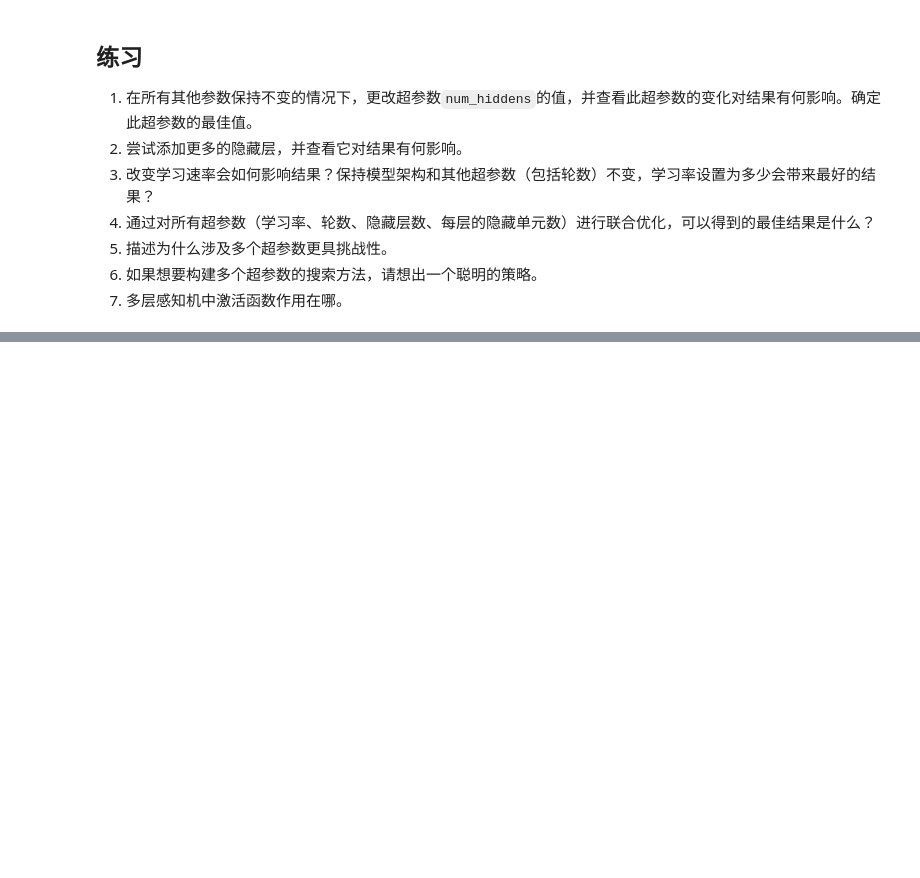
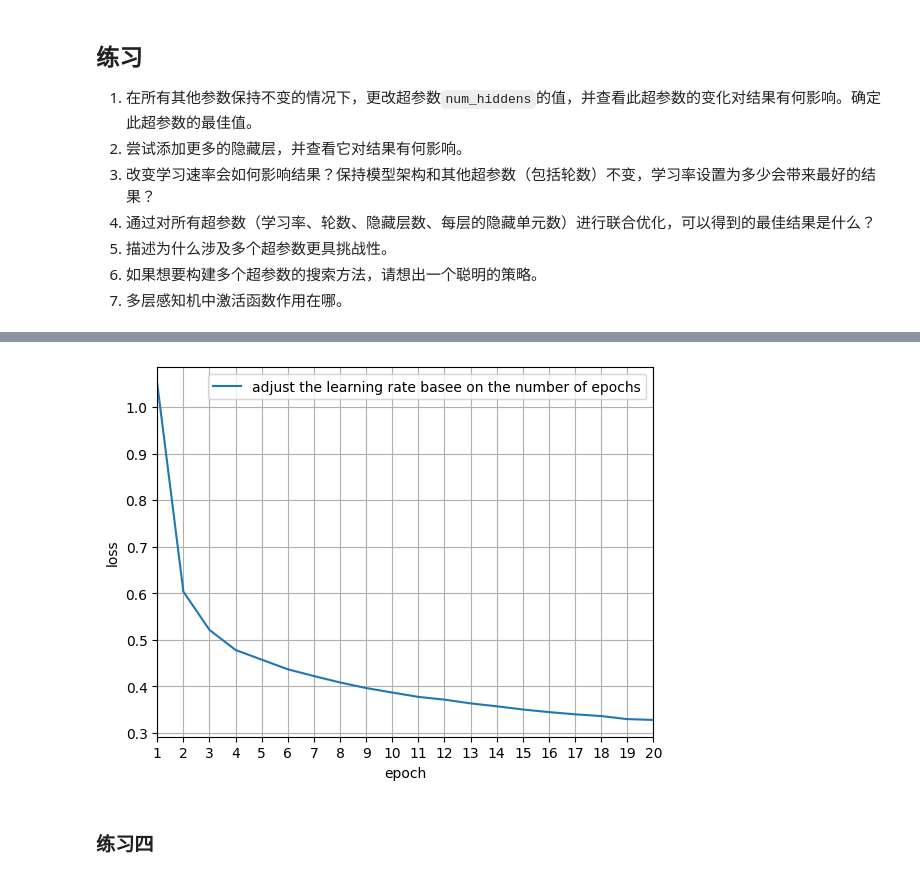
Before and after one commit to lixinjie97/Deep_learning_tutorial, a Jupyter notebook: 03.multilayer-perceptrons/03.mlp_scratch.ipynb, the cells around one changed output, grey strips where cells are left out. Saved outputs shown, nothing was run; the diff lists cells and outputs as text; code cells hidden in the pictures; blank space fills up the shorter version.

```diff
--- a/03.multilayer-perceptrons/03.mlp_scratch.ipynb
+++ b/03.multilayer-perceptrons/03.mlp_scratch.ipynb
@@ -103,0 +266,42 @@ d2l.predict_ch3(net, test_iter)
+# %%
+# 补充 关于学习率的动态调整算法，可参考pytorch官方文档：https://pytorch.org/docs/stable/optim.html
+# 下面以指数衰减策略为例调整学习率
+num_inputs = 784; num_outputs = 10; num_hiddens = 256;
+W1, b1, W2, b2, params = initweight4_2_1()
+loss = nn.CrossEntropyLoss(reduction='none')
+
+optimizer_ExpLR = torch.optim.SGD(params, lr=0.1) # 定义一个优化器，初始学习率为0.1
+# 定义指数衰减学习率调度器，根据给定的衰减率 gamma 对优化器的学习率进行指数衰减
+scheduler_ExpLR = torch.optim.lr_scheduler.ExponentialLR(optimizer_ExpLR, gamma=0.99)
+
+epoch_loss = []
+
+def relu(X):
+    a = torch.zeros_like(X)
+    return torch.max(X, a)
+def net(X):
+    X = X.reshape((-1, num_inputs))
+    H = relu(X@W1 + b1)  # 这里“@”代表矩阵乘法
+    return (H@W2 + b2)
+
+for epoch in range(num_epochs):
+    train_metrics = d2l.train_epoch_ch3(net, train_iter, loss, optimizer_ExpLR)
+    scheduler_ExpLR.step()
+    test_acc = d2l.evaluate_accuracy(net, test_iter)
+
+    epoch_loss.append(train_metrics[0])
+
+train_loss, train_acc = train_metrics
+d2l.plt.plot(range(1, num_epochs+1), epoch_loss, label='adjust the learning rate basee on the number of epochs')
+
+d2l.plt.xlim(1, num_epochs)
+d2l.plt.xticks(list(range(1, num_epochs+1)))
+d2l.plt.xlabel('epoch')
+d2l.plt.ylabel('loss')
+d2l.plt.grid()
+d2l.plt.legend()
+d2l.plt.show()
+# %% [output]
+[figure, added]
+# %% [markdown]
+### 练习四
```
Also changed, not shown: parts of 21 cells of this notebook.
